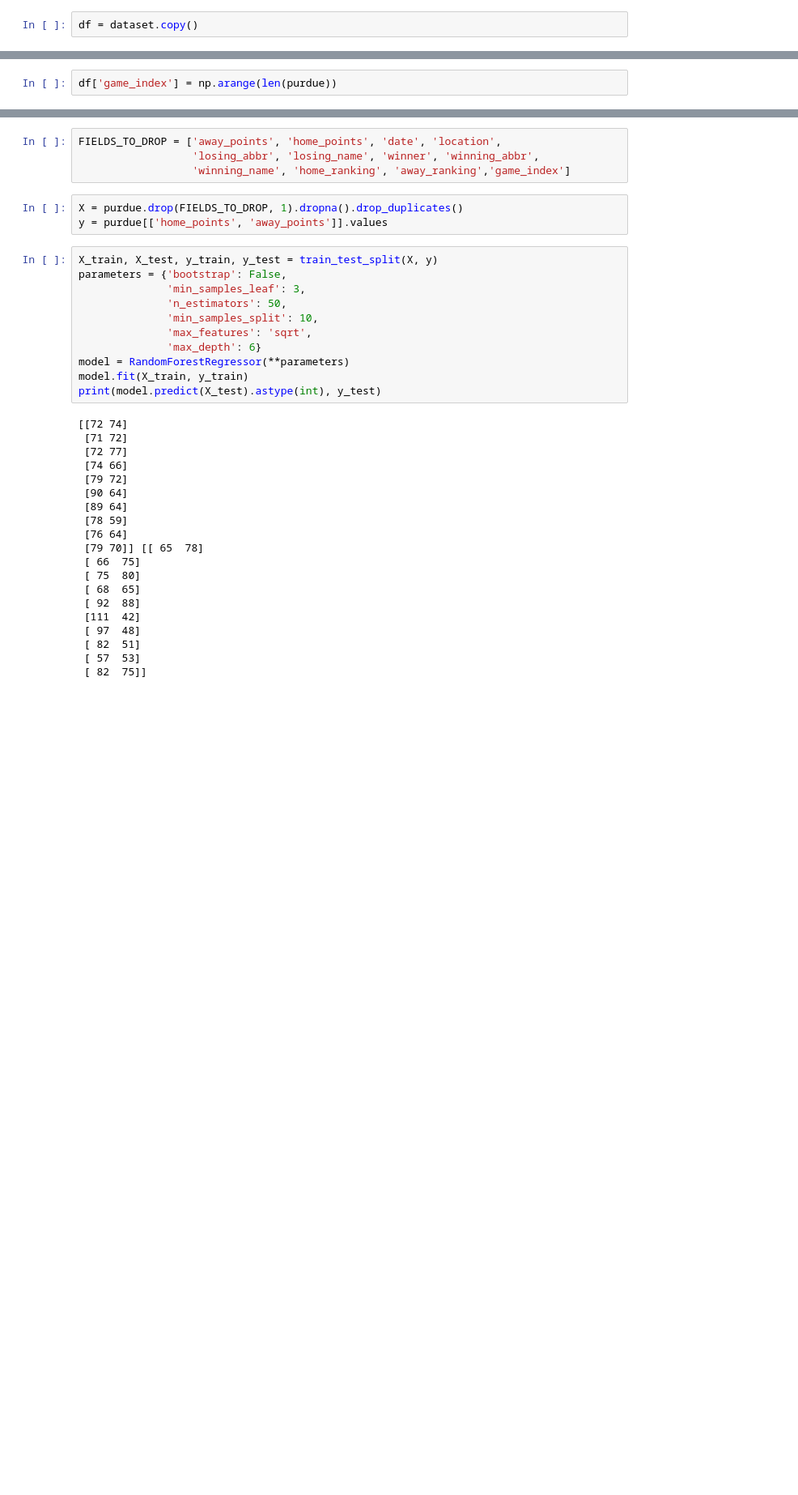
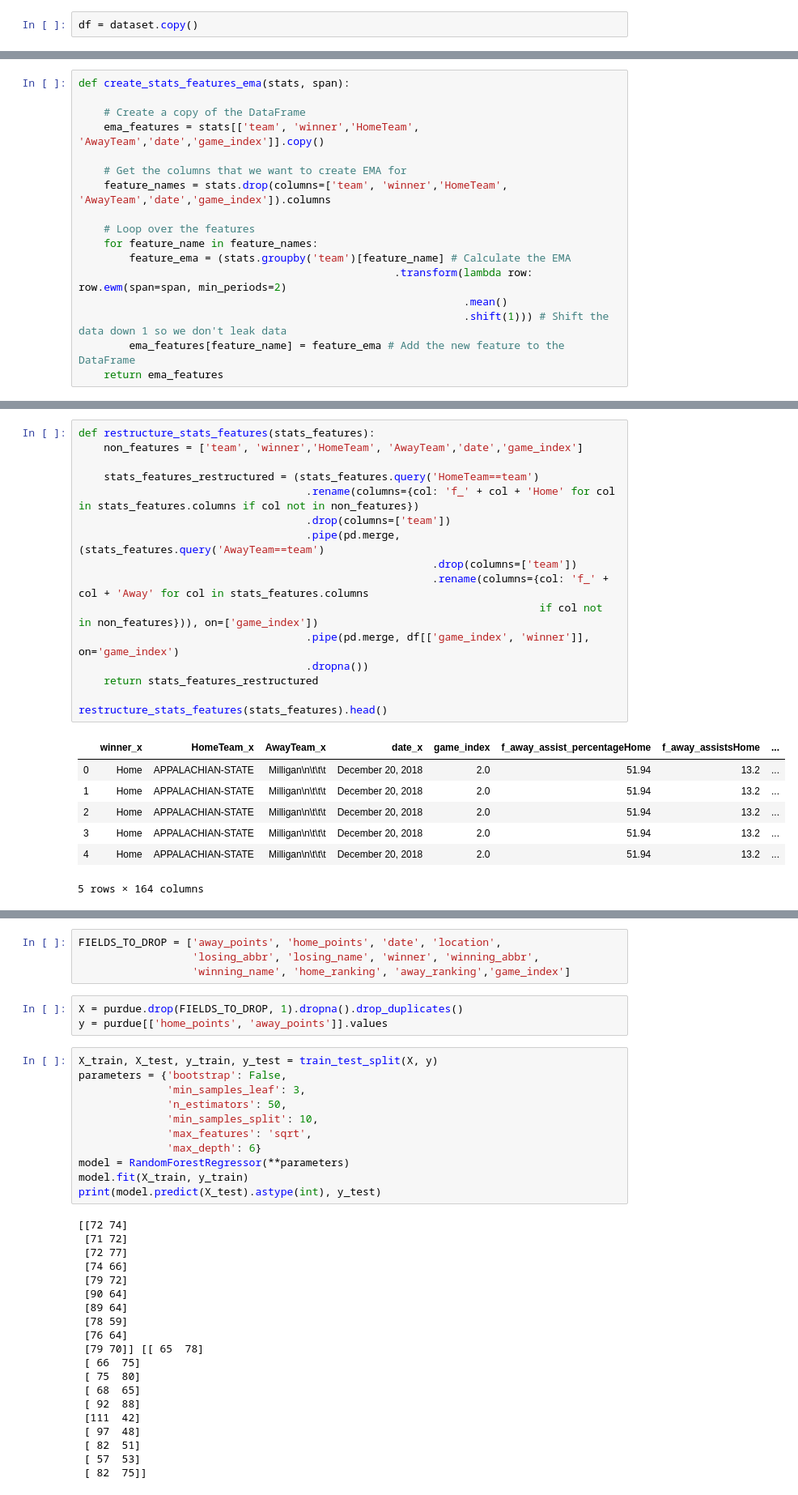
Before and after one commit to MachineEarnedRuns/NCAAB-Game-Predictor-WIP-, a Jupyter notebook: NCAA Men's Basketball Game Predictor.ipynb, the cells around one changed output, grey strips where cells are left out. Shown at 81% size. Drawn from its saved outputs; the diff is of its cells as text; blank space fills up the shorter version.

```diff
--- a/NCAA Men's Basketball Game Predictor.ipynb
+++ b/NCAA Men's Basketball Game Predictor.ipynb
@@ -765,2 +837,0 @@ df['game_index'] = np.arange(len(purdue))
-# %%
-df['game_index'] = np.arange(len(purdue))
@@ -782,0 +862,17 @@ df
+# %%
+def create_stats_features_ema(stats, span):
+
+    # Create a copy of the DataFrame
+    ema_features = stats[['team', 'winner','HomeTeam', 'AwayTeam','date','game_index']].copy()
+
+    # Get the columns that we want to create EMA for
+    feature_names = stats.drop(columns=['team', 'winner','HomeTeam', 'AwayTeam','date','game_index']).columns
+
+    # Loop over the features
+    for feature_name in feature_names:
+        feature_ema = (stats.groupby('team')[feature_name] # Calculate the EMA
+                                                  .transform(lambda row: row.ewm(span=span, min_periods=2)
+                                                             .mean()
+                                                             .shift(1))) # Shift the data down 1 so we don't leak data
+        ema_features[feature_name] = feature_ema # Add the new feature to the DataFrame
+    return ema_features
@@ -782,0 +897,24 @@ df
+# %%
+def restructure_stats_features(stats_features):
+    non_features = ['team', 'winner','HomeTeam', 'AwayTeam','date','game_index']
+
+    stats_features_restructured = (stats_features.query('HomeTeam==team')
+                                    .rename(columns={col: 'f_' + col + 'Home' for col in stats_features.columns if col not in non_features})
+                                    .drop(columns=['team'])
+                                    .pipe(pd.merge, (stats_features.query('AwayTeam==team')
+                                                        .drop(columns=['team'])
+                                                        .rename(columns={col: 'f_' + col + 'Away' for col in stats_features.columns
+                                                                         if col not in non_features})), on=['game_index'])
+                                    .pipe(pd.merge, df[['game_index', 'winner']], on='game_index')
+                                    .dropna())
+    return stats_features_restructured
+
+restructure_stats_features(stats_features).head()
+# %% [output]
+|  | winner_x | HomeTeam_x | AwayTeam_x | date_x | game_index | f_away_assist_percentageHome | f_away_assistsHome | ... |
+| 0 | Home | APPALACHIAN-STATE | Milligan\n\t\t\t | December 20, 2018 | 2.0 | 51.94 | 13.2 | ... |
+| 1 | Home | APPALACHIAN-STATE | Milligan\n\t\t\t | December 20, 2018 | 2.0 | 51.94 | 13.2 | ... |
+| 2 | Home | APPALACHIAN-STATE | Milligan\n\t\t\t | December 20, 2018 | 2.0 | 51.94 | 13.2 | ... |
+| 3 | Home | APPALACHIAN-STATE | Milligan\n\t\t\t | December 20, 2018 | 2.0 | 51.94 | 13.2 | ... |
+| 4 | Home | APPALACHIAN-STATE | Milligan\n\t\t\t | December 20, 2018 | 2.0 | 51.94 | 13.2 | ... |
+5 rows × 164 columns
```
Also changed, not shown: parts of 28 cells of this notebook.
